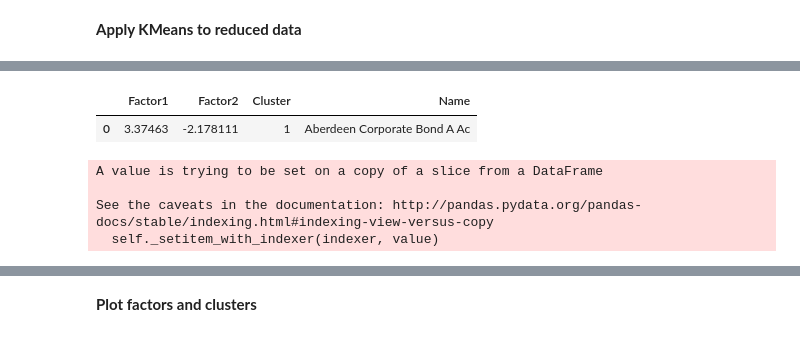
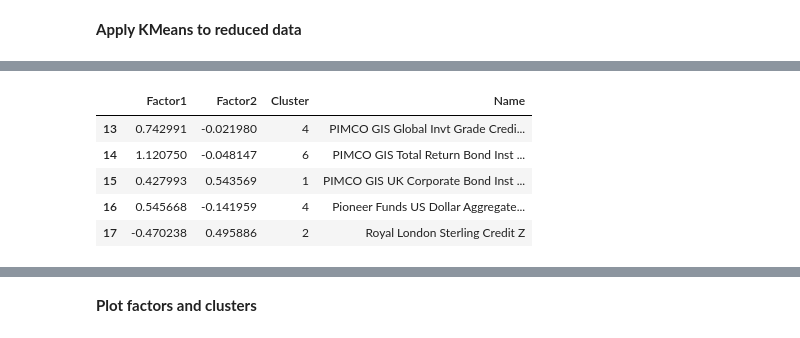
Before and after one commit to Son17/Data-Science-Projects, a Jupyter notebook: k-means on funds.ipynb, the cells around one changed output, grey strips where cells are left out. Saved outputs shown, nothing was run; the diff lists cells and outputs as text; code cells hidden in the pictures.

```diff
--- a/k-means on funds.ipynb
+++ b/k-means on funds.ipynb
@@ -12,8 +12,12 @@ from sklearn.metrics import silhouette_score, silhouette_samples
 # %% [markdown]
 **Import data**
 # %%
-data = pd.read_csv("C:\Users\sonja tilly.ABERDEEN\\MLrolling5Yrtns.csv")
-data = data.set_index('Name')
-data = data.fillna(0)
-data.head(1)
+data = pd.ExcelFile("C:\\Users\\sonja tilly.ABERDEEN\\bdfds kmeans.xlsx")
+
+# read tabs
+
+funds = data.parse('funds').fillna(0).transpose()
+indices = data.parse('indices').fillna(0).transpose()
+
+indices.head(1)
 # %% [output]
@@ -24,14 +27,14 @@ data.head(1)
 # %% [markdown]
 **Perform PCA on data to reduce the dimensions and produce 2D data**
 # %%
-X=data
+X=funds
 pca = PCA(n_components=2)
 X_pca = pca.fit_transform(X)
 
-results = pd.DataFrame(X_pca, index=data.index, columns=['Factor1','Factor2'])
+results = pd.DataFrame(X_pca, index=funds.index, columns=['Factor1','Factor2'])
 
-print results.head()
-print ""
-print pca.explained_variance_ratio_
+print(results.head())
+print("")
+print(pca.explained_variance_ratio_)
 # %% [output]
                                                      Factor1   Factor2
@@ -73,23 +90,17 @@ The silhouette score for 9 clusters is: 0.439.
 
 **Preparing data for plotting**
 # %%
-for i in range(6,7):
-    centroids, labels, score = clusterKMeans(i)
+for i in range(7,8):
+    centroids, labels, score, samples_score = clusterKMeans(i)
 
-dat=pd.DataFrame(X_pca,columns=['Factor1','Factor2'])
+dat = pd.DataFrame(X_pca,columns=['Factor1','Factor2'])
 dat['Cluster']=labels
-dat['Name']=data.index
-dat.head(1)
+dat['Name']=funds.index
+dat.tail()
 # %% [output]
 |  | Factor1 | Factor2 | Cluster | Name |
-| 0 | 3.37463 | -2.178111 | 1 | Aberdeen Corporate Bond A Ac |
+| 13 | 0.742991 | -0.021980 | 4 | PIMCO GIS Global Invt Grade Credi... |
+| 14 | 1.120750 | -0.048147 | 6 | PIMCO GIS Total Return Bond Inst ... |
+| 15 | 0.427993 | 0.543569 | 1 | PIMCO GIS UK Corporate Bond Inst ... |
+| 16 | 0.545668 | -0.141959 | 4 | Pioneer Funds US Dollar Aggregate... |
+| 17 | -0.470238 | 0.495886 | 2 | Royal London Sterling Credit Z |
-# %%
-#set colours
-colour_dict = {0:'goldenrod', 1:'cyan', 2:'limegreen', 3:'blue', 4:'blueviolet', 5:'maroon', 6:'darkorange', 7:'indigo'}
-dat['Colour'] = dat['Cluster'].map(colour_dict)
-dat['Colour'].iloc[131:141]='magenta'
-# %% [output]
-A value is trying to be set on a copy of a slice from a DataFrame
-
-See the caveats in the documentation: http://pandas.pydata.org/pandas-docs/stable/indexing.html#indexing-view-versus-copy
-  self._setitem_with_indexer(indexer, value)
```
Also changed, not shown: parts of 12 cells of this notebook.
